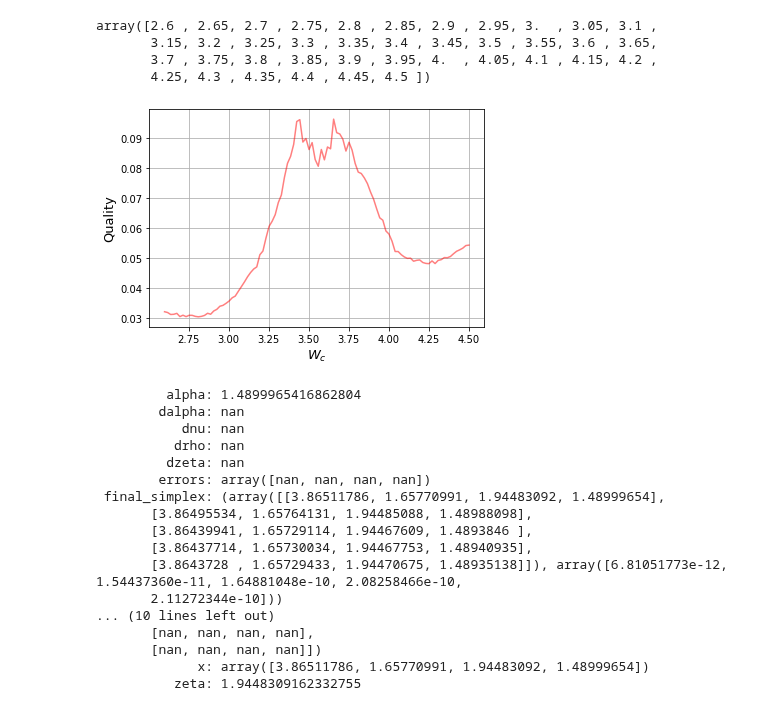
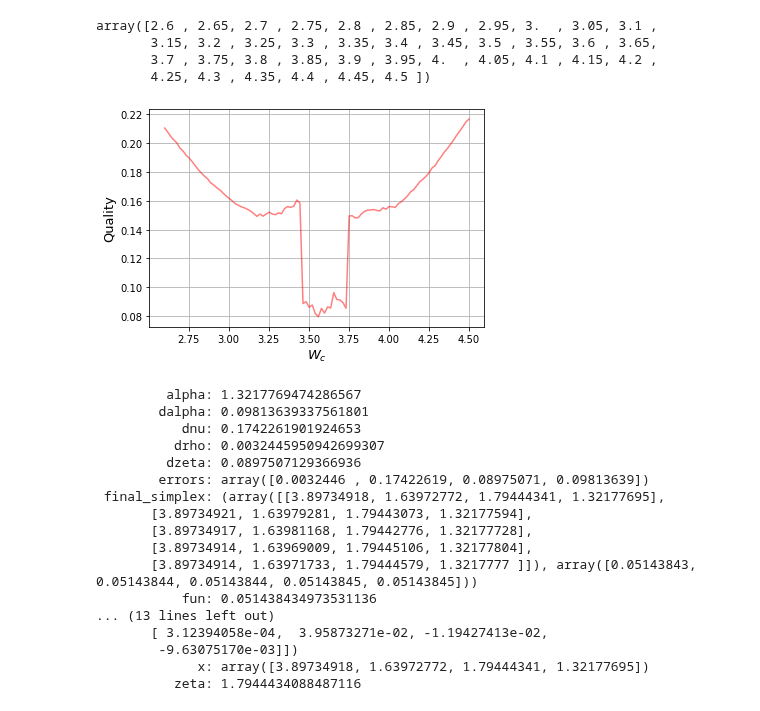
Before and after one commit to tonton-golio/mbl-intrinsicDim, a Jupyter notebook: scaling_Cleaned.ipynb, the cells around one changed output. Cells and saved outputs as stored; diff of their text form; code cells hidden in the pictures.

Commit message:
half-assed bounds

```diff
--- a/scaling_Cleaned.ipynb
+++ b/scaling_Cleaned.ipynb
@@ -429,33 +141,36 @@ array([2.6 , 2.65, 2.7 , 2.75, 2.8 , 2.85, 2.9 , 2.95, 3.  , 3.05, 3.1 ,
 # %%
 out = []
 rs = np.linspace(min(rho),max(rho),100)
 for r in tqdm(rs):
-    out.append(goal_function([r,1.65,2.17,1.53]))
+    out.append(goal_function([r,1.65,2.17,1.53], bounds=[(3.45,3.75),(1.,3.),(1.,3.),(0.,3.)]))
 plt.plot(rs,out, c='r', alpha=.5)
 plt.xlabel('$W_c$', fontsize=13)
 plt.ylabel('Quality', fontsize=13)
 plt.grid()
 plt.show()
 # %% [output]
-[figure, old version]
+[figure, new version]
 # %%
-ret = autoscale(l, rho, a, da, 3.6,1.6,1.9, 1.4, x_bounds=(3.1,3.9))
+ret = autoscale(l, rho, a, da, 3.55,1.6,1.9, 1.4, bounds=[(3.4,3.75),(1.,3.),(1.,3.),(0.,3.)])
+ret['errors'] = np.sqrt(np.diag(abs(ret['varco'])))
+ret['rho'], ret['nu'], ret['zeta'], ret['alpha'] = ret['x']
+ret['drho'], ret['dnu'], ret['dzeta'], ret['dalpha'] = ret['errors']
 ret
 # %% [output]
-         alpha: 1.4899965416862804
-        dalpha: nan
-           dnu: nan
-          drho: nan
-         dzeta: nan
-        errors: array([nan, nan, nan, nan])
- final_simplex: (array([[3.86511786, 1.65770991, 1.94483092, 1.48999654],
-       [3.86495534, 1.65764131, 1.94485088, 1.48988098],
-       [3.86439941, 1.65729114, 1.94467609, 1.4893846 ],
-       [3.86437714, 1.65730034, 1.94467753, 1.48940935],
-       [3.8643728 , 1.65729433, 1.94470675, 1.48935138]]), array([6.81051773e-12, 1.54437360e-11, 1.64881048e-10, 2.08258466e-10,
-       2.11272344e-10]))
-... (10 lines left out)
-       [nan, nan, nan, nan],
-       [nan, nan, nan, nan]])
-             x: array([3.86511786, 1.65770991, 1.94483092, 1.48999654])
-          zeta: 1.9448309162332755
+         alpha: 1.3217769474286567
+        dalpha: 0.09813639337561801
+           dnu: 0.1742261901924653
+          drho: 0.0032445950942699307
+         dzeta: 0.0897507129366936
+        errors: array([0.0032446 , 0.17422619, 0.08975071, 0.09813639])
+ final_simplex: (array([[3.89734918, 1.63972772, 1.79444341, 1.32177695],
+       [3.89734921, 1.63979281, 1.79443073, 1.32177594],
+       [3.89734917, 1.63981168, 1.79442776, 1.32177728],
+       [3.89734914, 1.63969009, 1.79445106, 1.32177804],
+       [3.89734914, 1.63971733, 1.79444579, 1.3217777 ]]), array([0.05143843, 0.05143844, 0.05143844, 0.05143845, 0.05143845]))
+           fun: 0.051438434973531136
+... (13 lines left out)
+       [ 3.12394058e-04,  3.95873271e-02, -1.19427413e-02,
+        -9.63075170e-03]])
+             x: array([3.89734918, 1.63972772, 1.79444341, 1.32177695])
+          zeta: 1.7944434088487116
```
Also changed, not shown: parts of 4 cells of this notebook.
